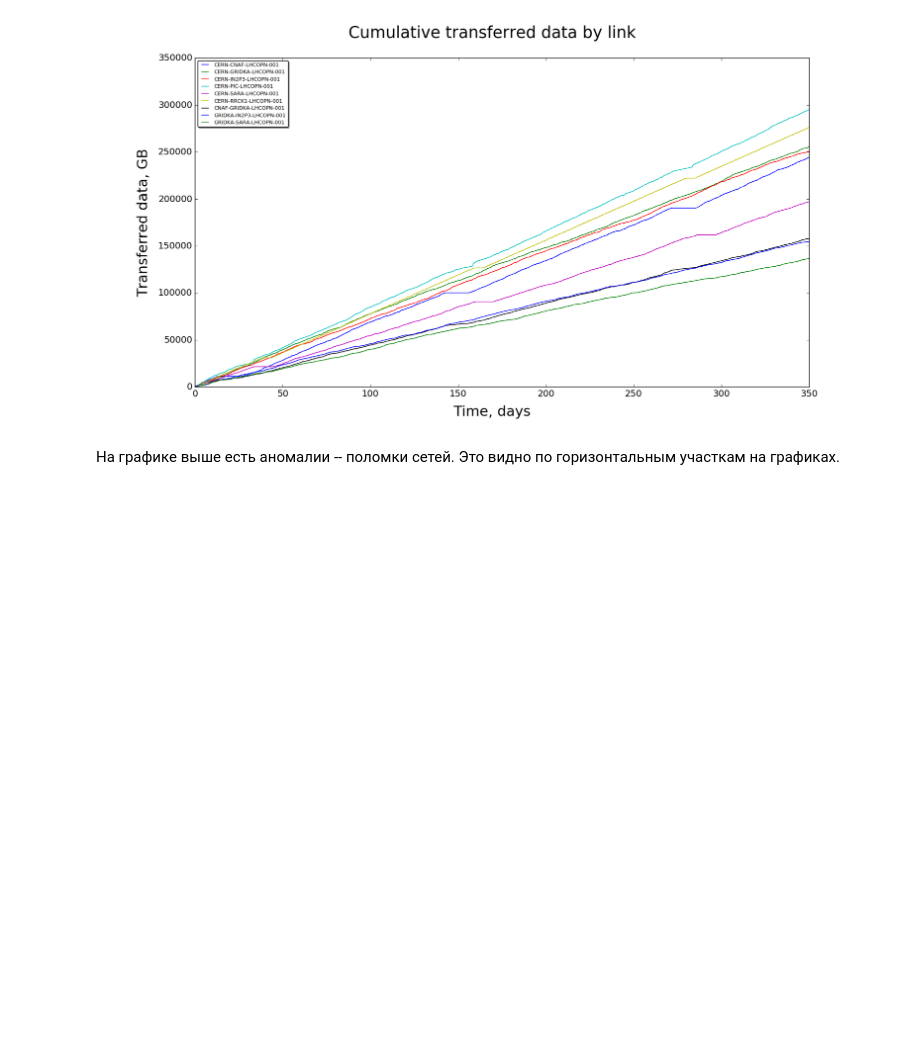
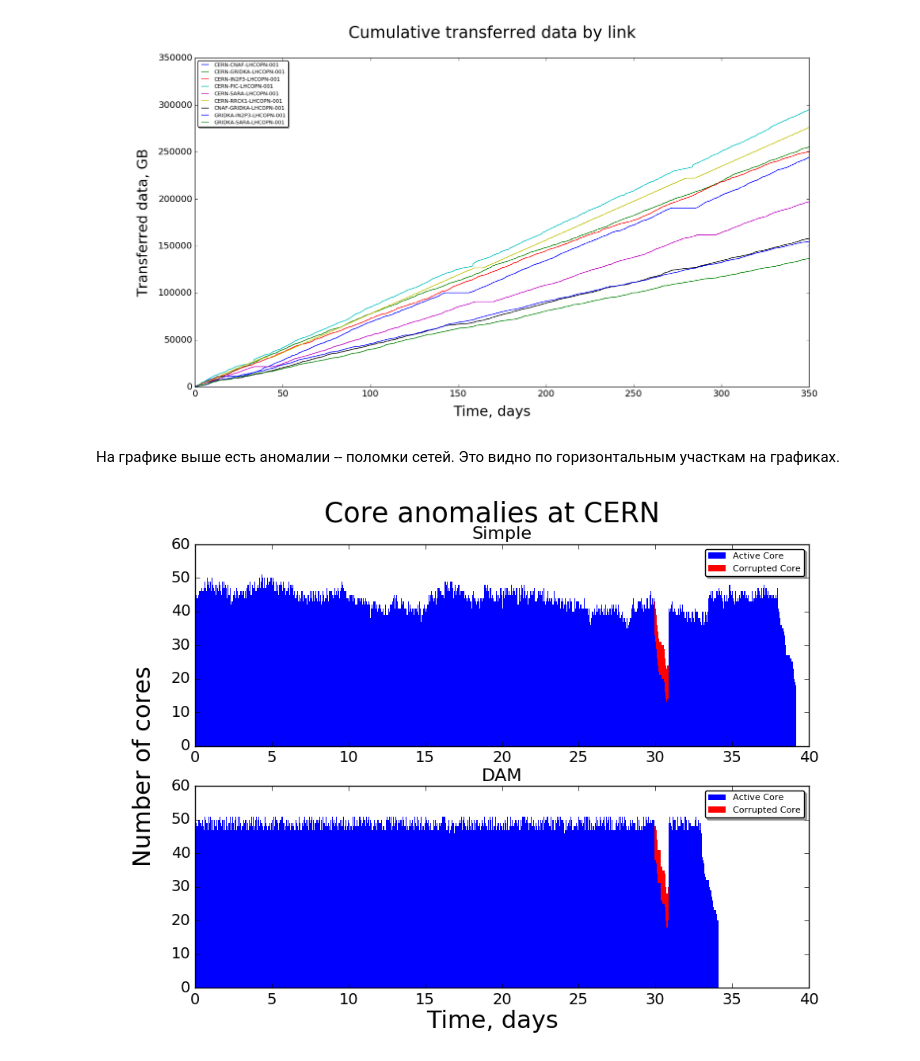
Before and after one commit to skygrid/grid_simulation, a Jupyter notebook: Plots/Plots.ipynb, the cells around one changed output. Saved outputs shown, nothing was run; the diff lists cells and outputs as text; code cells hidden in the pictures; blank space fills up the shorter version.

Commit message:
new plot core anom

```diff
--- a/Plots/Plots.ipynb
+++ b/Plots/Plots.ipynb
@@ -262,3 +262,7 @@ Image(filename="/home/ken/Pictures/anomalies.png")
 [figure]
 # %% [markdown]
 На графике выше есть аномалии -- поломки сетей. Это видно по горизонтальным участкам на графиках.
+# %%
+Image(filename="/home/ken/Pictures/core_anom.png")
+# %% [output]
+[figure, added]
```
Also changed, not shown: 24 other files.
